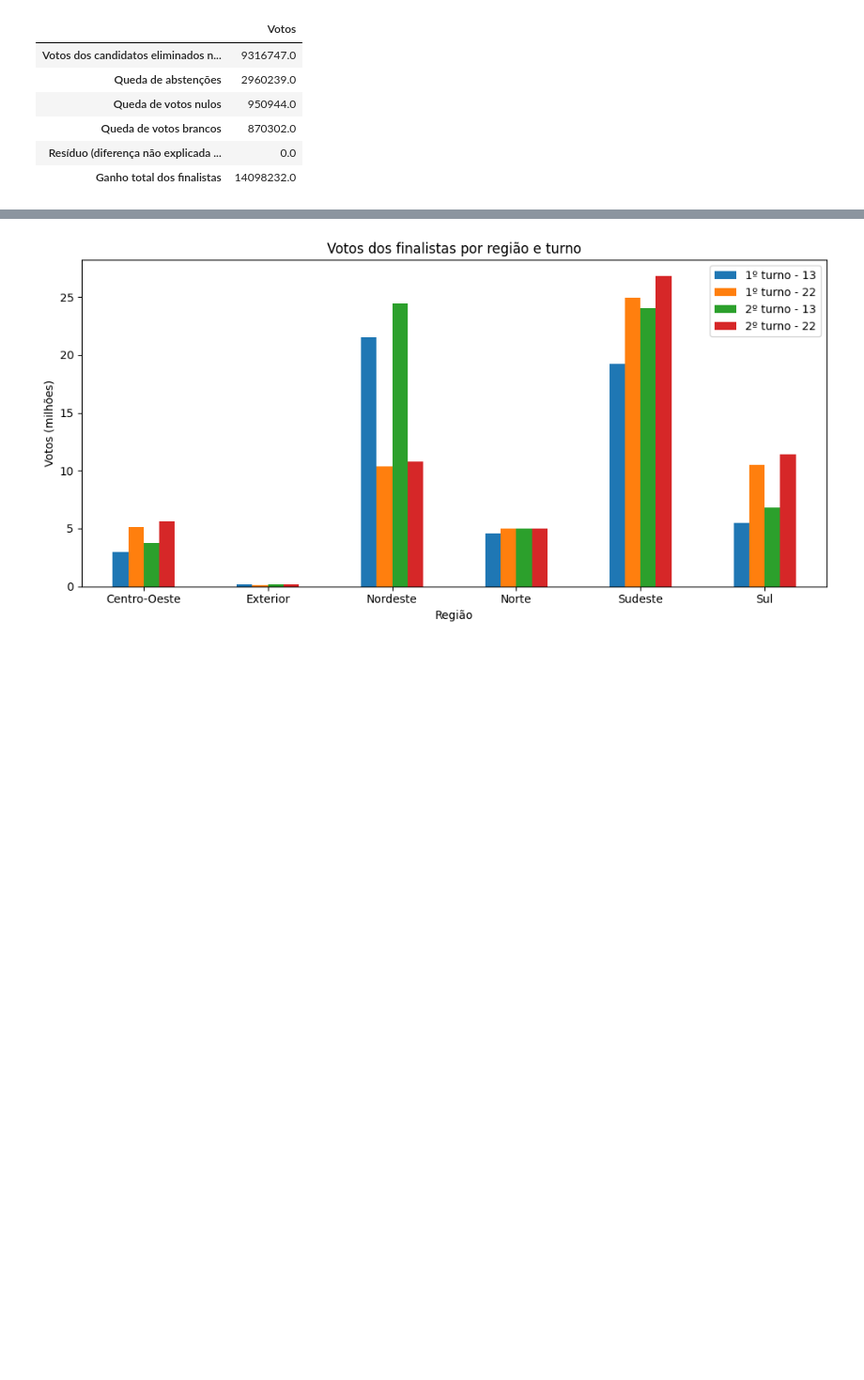
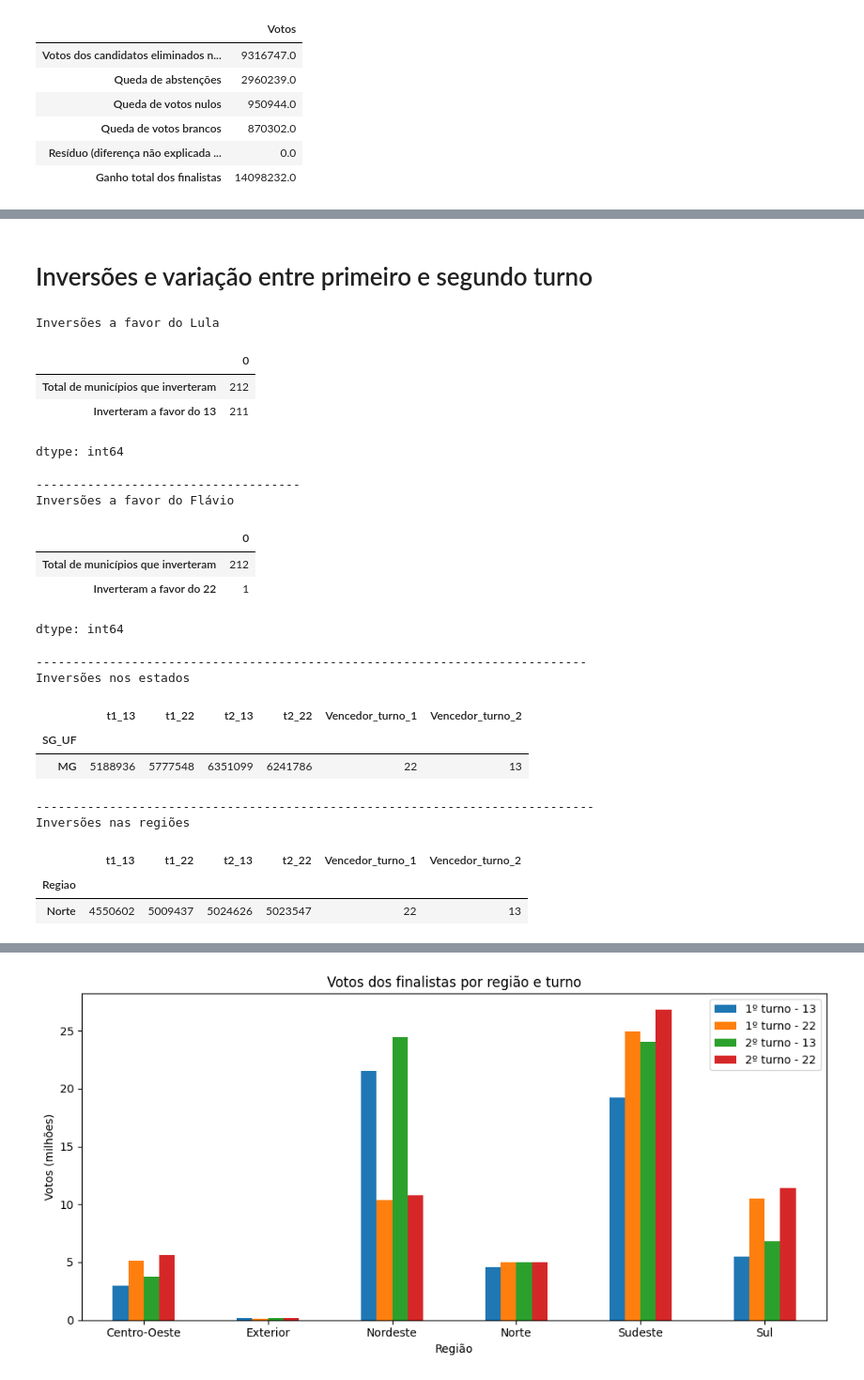
Before and after one commit to Arthxzs/Analise_Eleitoral_2026, a Jupyter notebook: Análise_votação.ipynb, the cells around one changed output, grey strips where cells are left out. Shown at 94% size. Drawn from its saved outputs; the diff is of its cells as text; code cells hidden in the pictures; blank space fills up the shorter version.

```diff
--- a/Análise_votação.ipynb
+++ b/Análise_votação.ipynb
@@ -330,2 +342,56 @@ dtype: int64
+# %% [markdown]
+# Inversões e variação entre primeiro e segundo turno
+# %%
+ # Definição: inversão = vencedor diferente nos dois turnos, sem empate em nenhum deles
+filtro_inv = (estados_br["Vencedor_turno_1"] != estados_br["Vencedor_turno_2"]) & (estados_br["Vencedor_turno_1"] != 0) & (estados_br["Vencedor_turno_2"] != 0)
+inversoes = estados_br[filtro_inv]
+
+inversoes_uf = votos_uf[votos_uf["Vencedor_turno_1"] != votos_uf["Vencedor_turno_2"]]
+inversoes_regiao = votos_regiao[votos_regiao["Vencedor_turno_1"] != votos_regiao["Vencedor_turno_2"]]
+
+def inversoes_municipio(candidato):
+  inversao_mun = pd.Series({f"Total de municípios que inverteram": len(inversoes),
+                                  f"Inverteram a favor do {candidato}": (inversoes["Vencedor_turno_2"] == candidato).sum()})
+  return inversao_mun
+
+empates = pd.Series({"Municípios com empate no 1º turno": (estados_br["Vencedor_turno_1"] == 0).sum(),
+                     "Municípios com empate no 2º turno": (estados_br["Vencedor_turno_2"] == 0).sum()})
+
+inversoes_municipio_13 = inversoes_municipio(13)
+inversoes_municipio_22 = inversoes_municipio(22)
+
+print("Inversões a favor do Lula")
+display(inversoes_municipio_13)
+print("------------------------------------")
+print("Inversões a favor do Flávio")
+display(inversoes_municipio_22)
+print("---------------------------------------------------------------------------")
+print("Inversões nos estados")
+display(inversoes_uf)
+print("----------------------------------------------------------------------------")
+print("Inversões nas regiões")
+display(inversoes_regiao)
+# %% [output]
+Inversões a favor do Lula
+|  | 0 |
+| Total de municípios que inverteram | 212 |
+| Inverteram a favor do 13 | 211 |
+dtype: int64
+------------------------------------
+Inversões a favor do Flávio
+|  | 0 |
+| Total de municípios que inverteram | 212 |
+| Inverteram a favor do 22 | 1 |
+dtype: int64
+---------------------------------------------------------------------------
+Inversões nos estados
+|  | t1_13 | t1_22 | t2_13 | t2_22 | Vencedor_turno_1 | Vencedor_turno_2 |
+| SG_UF |  |  |  |  |  |  |
+| MG | 5188936 | 5777548 | 6351099 | 6241786 | 22 | 13 |
+----------------------------------------------------------------------------
+Inversões nas regiões
+|  | t1_13 | t1_22 | t2_13 | t2_22 | Vencedor_turno_1 | Vencedor_turno_2 |
+| Regiao |  |  |  |  |  |  |
+| Norte | 4550602 | 5009437 | 5024626 | 5023547 | 22 | 13 |
 # %%
 # Cidades que não inverteram (e sem empate)
```
Also changed, not shown: parts of 35 cells of this notebook.
